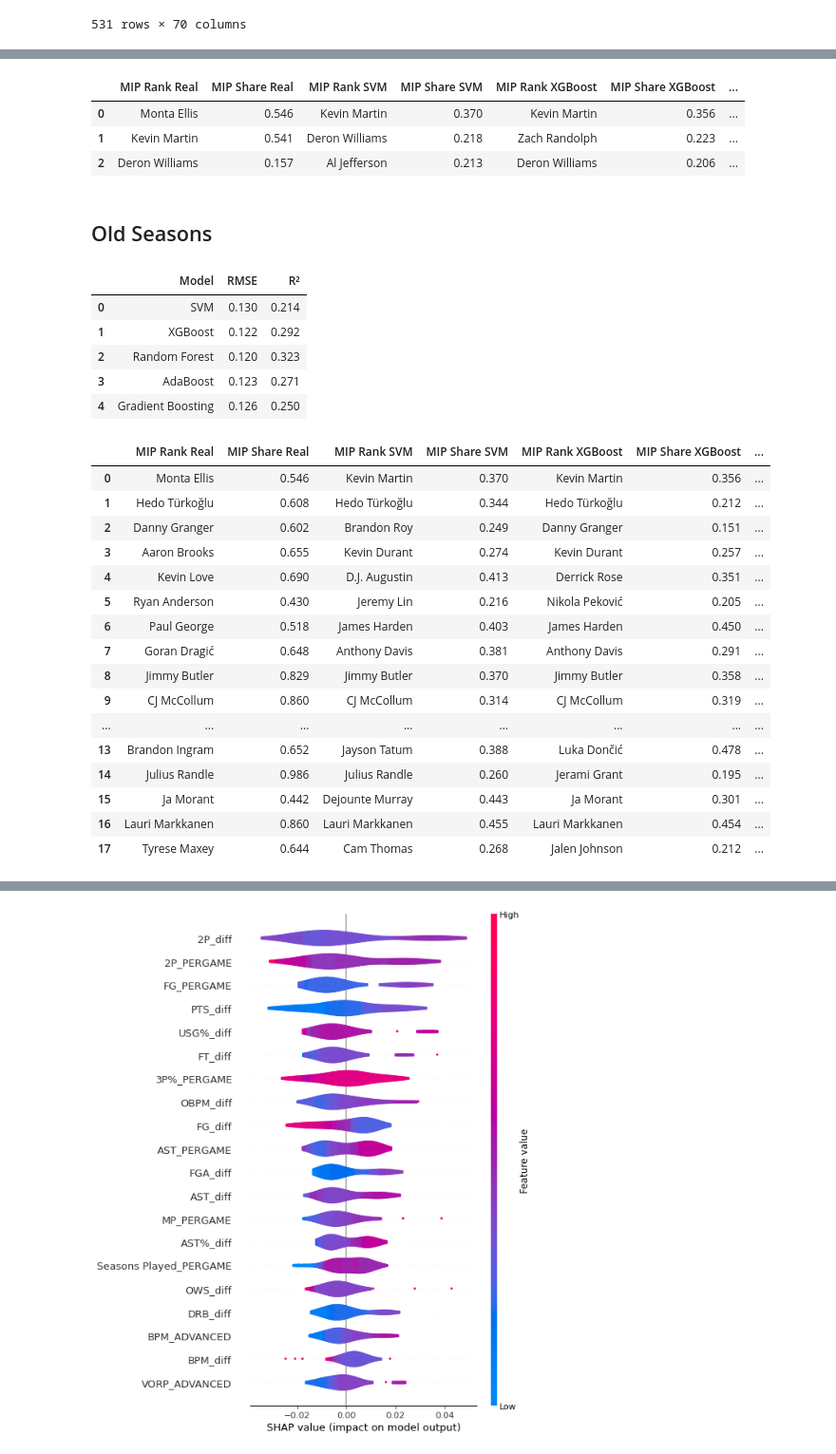
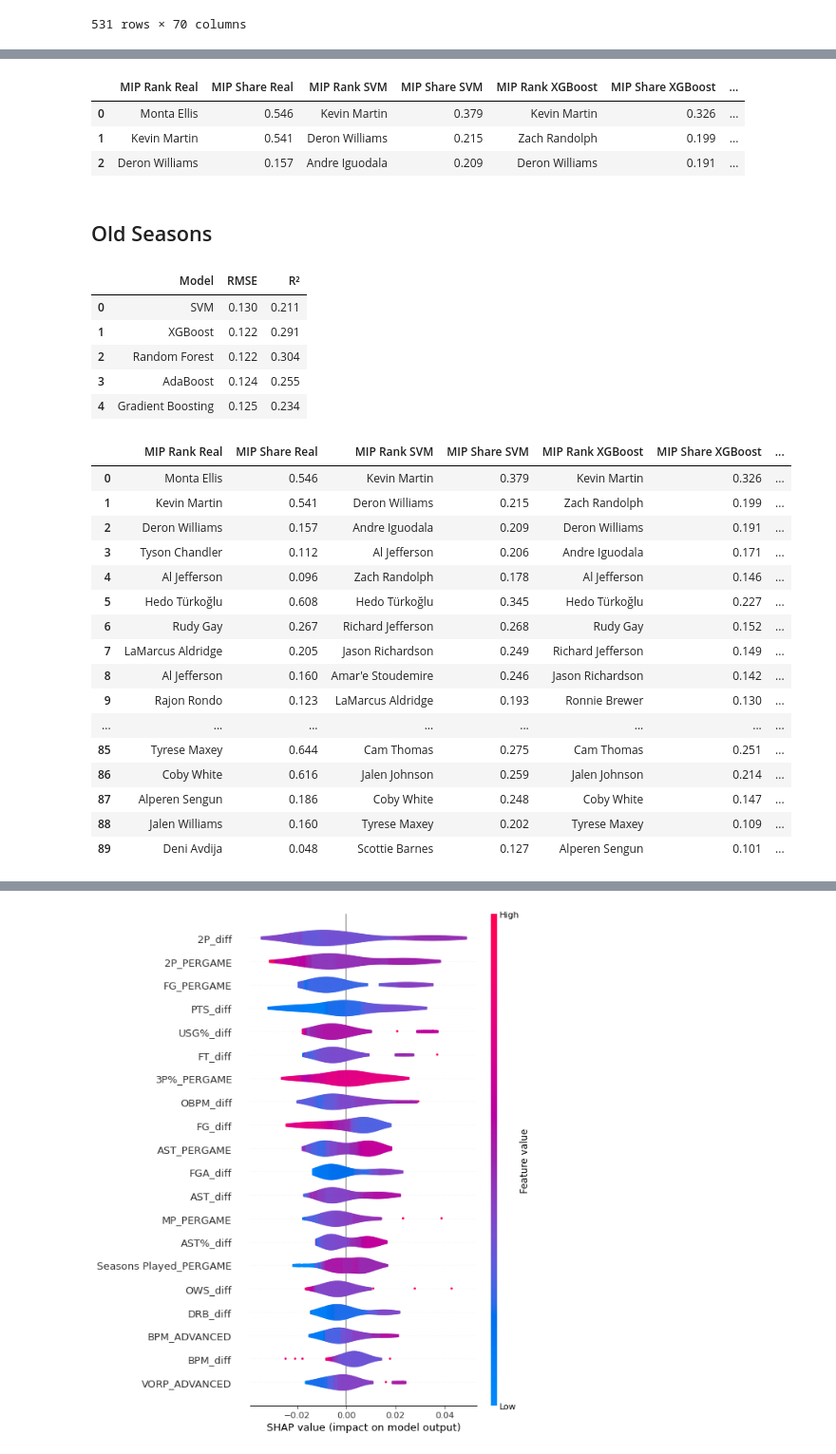
Before and after one commit to Ivan-Garcia-S/NBA_MIP_Predictor, a Jupyter notebook: MIP_Model.ipynb, the cells around one changed output, grey strips where cells are left out. Shown at 95% size. Cells and saved outputs as stored; diff of their text form; code cells hidden in the pictures.

Commit message:
After Test 4.6

```diff
--- a/MIP_Model.ipynb
+++ b/MIP_Model.ipynb
@@ -442,10 +442,10 @@ def func_models(data, seasons, models, n_seasons_to_test):
         #X_train = data_train.drop(['MIP Share','MIP Rank','Player','Season'], axis=1)
         #y_train = data_train['MIP Share']
         # Test 2
-        X_train = data_train.drop(['MIP Share','MIP Rank','Player','Season', 'G', 'FGA_PERGAME', 'PER_ADVANCED', 'G_prev', 'FG%_PERGAME'], axis=1)
+        X_train = data_train.drop(['MIP Share','MIP Rank','Player','Season', 'G', 'FGA_PERGAME', 'PER_ADVANCED', 'FG%_PERGAME'], axis=1)#'G_prev', 'FG%_PERGAME'], axis=1)
         y_train = data_train['MIP Share']
 
-        X_test = data_test.drop(['MIP Share','MIP Rank','Player','Season', 'G', 'FGA_PERGAME', 'PER_ADVANCED', 'G_prev', 'FG%_PERGAME'], axis=1)
+        X_test = data_test.drop(['MIP Share','MIP Rank','Player','Season', 'G', 'FGA_PERGAME', 'PER_ADVANCED','FG%_PERGAME'], axis=1) #'G_prev', 'FG%_PERGAME'], axis=1)
         y_test = data_test['MIP Share']
 
         initial_results = data_test[['Player','Season','MIP Share','MIP Rank']]
@@ -641,9 +641,9 @@ rank_final = create_rank(final_results, 3)
 rank_final
 # %% [output]
 |  | MIP Rank Real | MIP Share Real | MIP Rank SVM | MIP Share SVM | MIP Rank XGBoost | MIP Share XGBoost | ... |
-| 0 | Monta Ellis | 0.546 | Kevin Martin | 0.370 | Kevin Martin | 0.356 | ... |
-| 1 | Kevin Martin | 0.541 | Deron Williams | 0.218 | Zach Randolph | 0.223 | ... |
-| 2 | Deron Williams | 0.157 | Al Jefferson | 0.213 | Deron Williams | 0.206 | ... |
+| 0 | Monta Ellis | 0.546 | Kevin Martin | 0.379 | Kevin Martin | 0.326 | ... |
+| 1 | Kevin Martin | 0.541 | Deron Williams | 0.215 | Zach Randolph | 0.199 | ... |
+| 2 | Deron Williams | 0.157 | Andre Iguodala | 0.209 | Deron Williams | 0.191 | ... |
 # %% [markdown]
 ##  Old Seasons
 # %%
@@ -661,10 +661,10 @@ def temporadas_antigas(data, seasons, models, n_seasons_to_test):
         data_train = data[data['Season']!=season_test]
         data_test = data[data['Season']==season_test]
 
-        X_train = data_train.drop(['MIP Share','MIP Rank','Player','Season', 'G', 'G_prev',  'FGA_PERGAME', 'PER_ADVANCED', 'FG%_PERGAME'], axis=1)
+        X_train = data_train.drop(['MIP Share','MIP Rank','Player','Season', 'G', 'FGA_PERGAME', 'PER_ADVANCED', 'FG%_PERGAME'], axis=1)#'G_prev'], axis=1)
         y_train = data_train['MIP Share']
 
-        X_test = data_test.drop(['MIP Share','MIP Rank','Player','Season', 'G', 'G_prev',  'FGA_PERGAME', 'PER_ADVANCED', 'FG%_PERGAME'], axis=1)
+        X_test = data_test.drop(['MIP Share','MIP Rank','Player','Season', 'G', 'FGA_PERGAME', 'PER_ADVANCED', 'FG%_PERGAME'], axis=1)#'G_prev'], axis=1)
         y_test = data_test['MIP Share']
 
         initial_results = data_test[['Player','Season','MIP Share','MIP Rank']]
@@ -712,34 +712,34 @@ final_metricas = average_metrics(metrics)
 final_metricas
 # %% [output]
 |  | Model | RMSE | R² |
-| 0 | SVM | 0.130 | 0.214 |
-| 1 | XGBoost | 0.122 | 0.292 |
-| 2 | Random Forest | 0.120 | 0.323 |
-| 3 | AdaBoost | 0.123 | 0.271 |
-| 4 | Gradient Boosting | 0.126 | 0.250 |
+| 0 | SVM | 0.130 | 0.211 |
+| 1 | XGBoost | 0.122 | 0.291 |
+| 2 | Random Forest | 0.122 | 0.304 |
+| 3 | AdaBoost | 0.124 | 0.255 |
+| 4 | Gradient Boosting | 0.125 | 0.234 |
 # %%
 pd.options.display.max_rows = 400
 
-rank_final = create_rank(final_results, 1)
+rank_final = create_rank(final_results, 7)
 rank_final
 # %% [output]
 |  | MIP Rank Real | MIP Share Real | MIP Rank SVM | MIP Share SVM | MIP Rank XGBoost | MIP Share XGBoost | ... |
-| 0 | Monta Ellis | 0.546 | Kevin Martin | 0.370 | Kevin Martin | 0.356 | ... |
-| 1 | Hedo Türkoğlu | 0.608 | Hedo Türkoğlu | 0.344 | Hedo Türkoğlu | 0.212 | ... |
-| 2 | Danny Granger | 0.602 | Brandon Roy | 0.249 | Danny Granger | 0.151 | ... |
-| 3 | Aaron Brooks | 0.655 | Kevin Durant | 0.274 | Kevin Durant | 0.257 | ... |
-| 4 | Kevin Love | 0.690 | D.J. Augustin | 0.413 | Derrick Rose | 0.351 | ... |
-| 5 | Ryan Anderson | 0.430 | Jeremy Lin | 0.216 | Nikola Peković | 0.205 | ... |
-| 6 | Paul George | 0.518 | James Harden | 0.403 | James Harden | 0.450 | ... |
-| 7 | Goran Dragić | 0.648 | Anthony Davis | 0.381 | Anthony Davis | 0.291 | ... |
-| 8 | Jimmy Butler | 0.829 | Jimmy Butler | 0.370 | Jimmy Butler | 0.358 | ... |
-| 9 | CJ McCollum | 0.860 | CJ McCollum | 0.314 | CJ McCollum | 0.319 | ... |
+| 0 | Monta Ellis | 0.546 | Kevin Martin | 0.379 | Kevin Martin | 0.326 | ... |
+| 1 | Kevin Martin | 0.541 | Deron Williams | 0.215 | Zach Randolph | 0.199 | ... |
+| 2 | Deron Williams | 0.157 | Andre Iguodala | 0.209 | Deron Williams | 0.191 | ... |
+| 3 | Tyson Chandler | 0.112 | Al Jefferson | 0.206 | Andre Iguodala | 0.171 | ... |
+| 4 | Al Jefferson | 0.096 | Zach Randolph | 0.178 | Al Jefferson | 0.146 | ... |
+| 5 | Hedo Türkoğlu | 0.608 | Hedo Türkoğlu | 0.345 | Hedo Türkoğlu | 0.227 | ... |
+| 6 | Rudy Gay | 0.267 | Richard Jefferson | 0.268 | Rudy Gay | 0.152 | ... |
+| 7 | LaMarcus Aldridge | 0.205 | Jason Richardson | 0.249 | Richard Jefferson | 0.149 | ... |
+| 8 | Al Jefferson | 0.160 | Amar'e Stoudemire | 0.246 | Jason Richardson | 0.142 | ... |
+| 9 | Rajon Rondo | 0.123 | LaMarcus Aldridge | 0.193 | Ronnie Brewer | 0.130 | ... |
 | ... | ... | ... | ... | ... | ... | ... | ... |
-| 13 | Brandon Ingram | 0.652 | Jayson Tatum | 0.388 | Luka Dončić | 0.478 | ... |
-| 14 | Julius Randle | 0.986 | Julius Randle | 0.260 | Jerami Grant | 0.195 | ... |
-| 15 | Ja Morant | 0.442 | Dejounte Murray | 0.443 | Ja Morant | 0.301 | ... |
-| 16 | Lauri Markkanen | 0.860 | Lauri Markkanen | 0.455 | Lauri Markkanen | 0.454 | ... |
-| 17 | Tyrese Maxey | 0.644 | Cam Thomas | 0.268 | Jalen Johnson | 0.212 | ... |
+| 85 | Tyrese Maxey | 0.644 | Cam Thomas | 0.275 | Cam Thomas | 0.251 | ... |
+| 86 | Coby White | 0.616 | Jalen Johnson | 0.259 | Jalen Johnson | 0.214 | ... |
+| 87 | Alperen Sengun | 0.186 | Coby White | 0.248 | Coby White | 0.147 | ... |
+| 88 | Jalen Williams | 0.160 | Tyrese Maxey | 0.202 | Tyrese Maxey | 0.109 | ... |
+| 89 | Deni Avdija | 0.048 | Scottie Barnes | 0.127 | Alperen Sengun | 0.101 | ... |
 # %%
 data_test = data[data['Season']=='2023-24']
 data_train = data[data['Season']!='2023-24']
```
Also changed, not shown: parts of 1 cell of this notebook, 8 other files.
